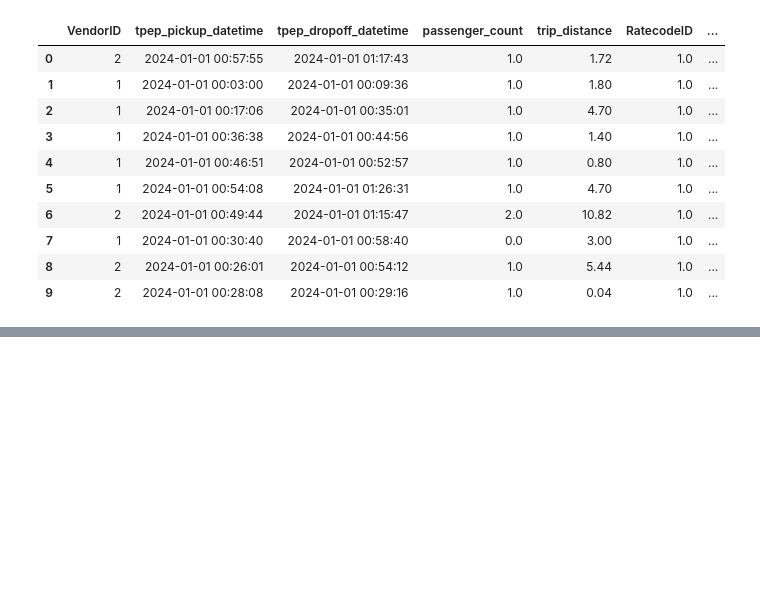
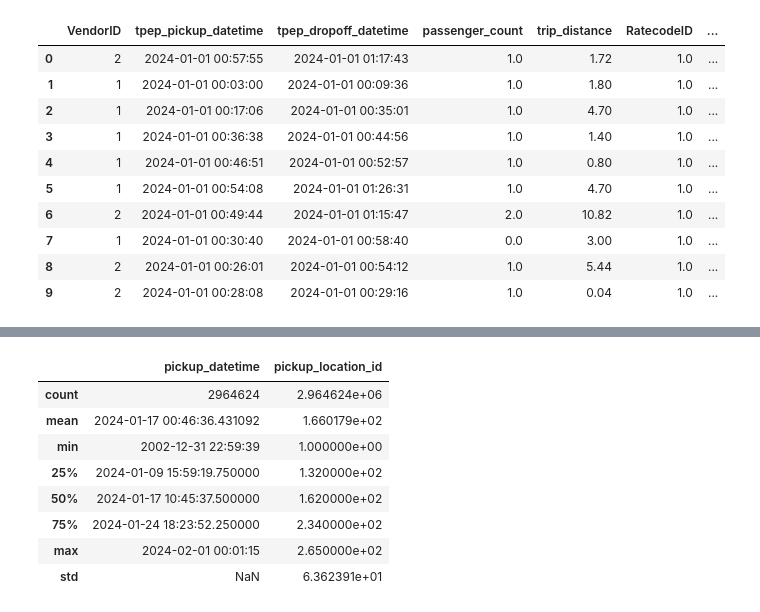
Before and after one commit to Chris6995/mlops_project_prueba, a Jupyter notebook: notebooks/1_load_raw_data.ipynb, the cells around one changed output, grey strips where cells are left out. Drawn from its saved outputs; the diff is of its cells as text; code cells hidden in the pictures; blank space fills up the shorter version.

```diff
--- a/notebooks/1_load_raw_data.ipynb
+++ b/notebooks/1_load_raw_data.ipynb
@@ -63,6 +81,16 @@ rides.head(20)
 # %%
 # analizamos valores estadísticos
-rides.describe(include='all',datetime_is_numeric=True)
+rides.describe(include='all')
+# %% [output]
+|  | pickup_datetime | pickup_location_id |
+| count | 2964624 | 2.964624e+06 |
+| mean | 2024-01-17 00:46:36.431092 | 1.660179e+02 |
+| min | 2002-12-31 22:59:39 | 1.000000e+00 |
+| 25% | 2024-01-09 15:59:19.750000 | 1.320000e+02 |
+| 50% | 2024-01-17 10:45:37.500000 | 1.620000e+02 |
+| 75% | 2024-01-24 18:23:52.250000 | 2.340000e+02 |
+| max | 2024-02-01 00:01:15 | 2.650000e+02 |
+| std | NaN | 6.362391e+01 |
 # %%
 # nos quedamos con los datos de enero de 2024
 rides = rides[rides.pickup_datetime >= '2024-01-01'] # después 1 de enero de 2024 inclusive
```
Also changed, not shown: parts of 2 cells of this notebook, 32 other files.
